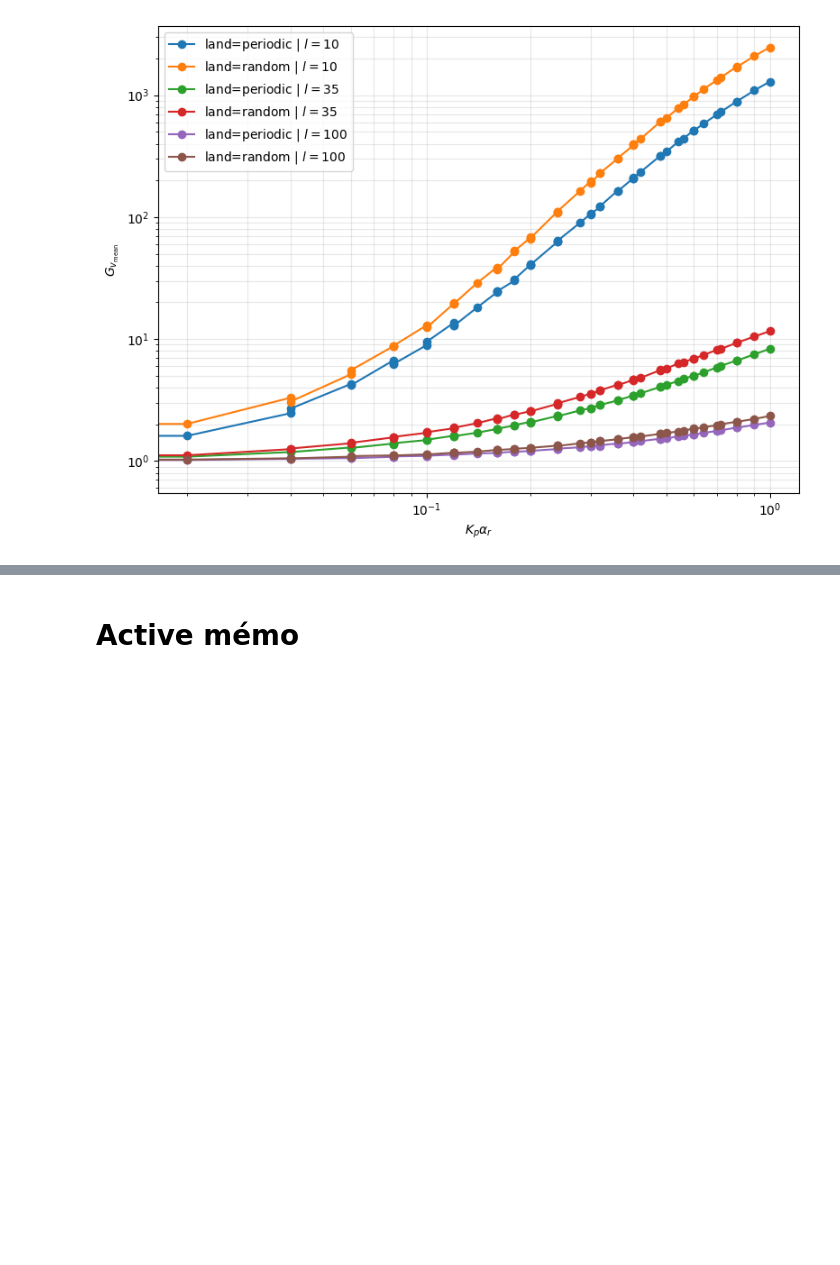
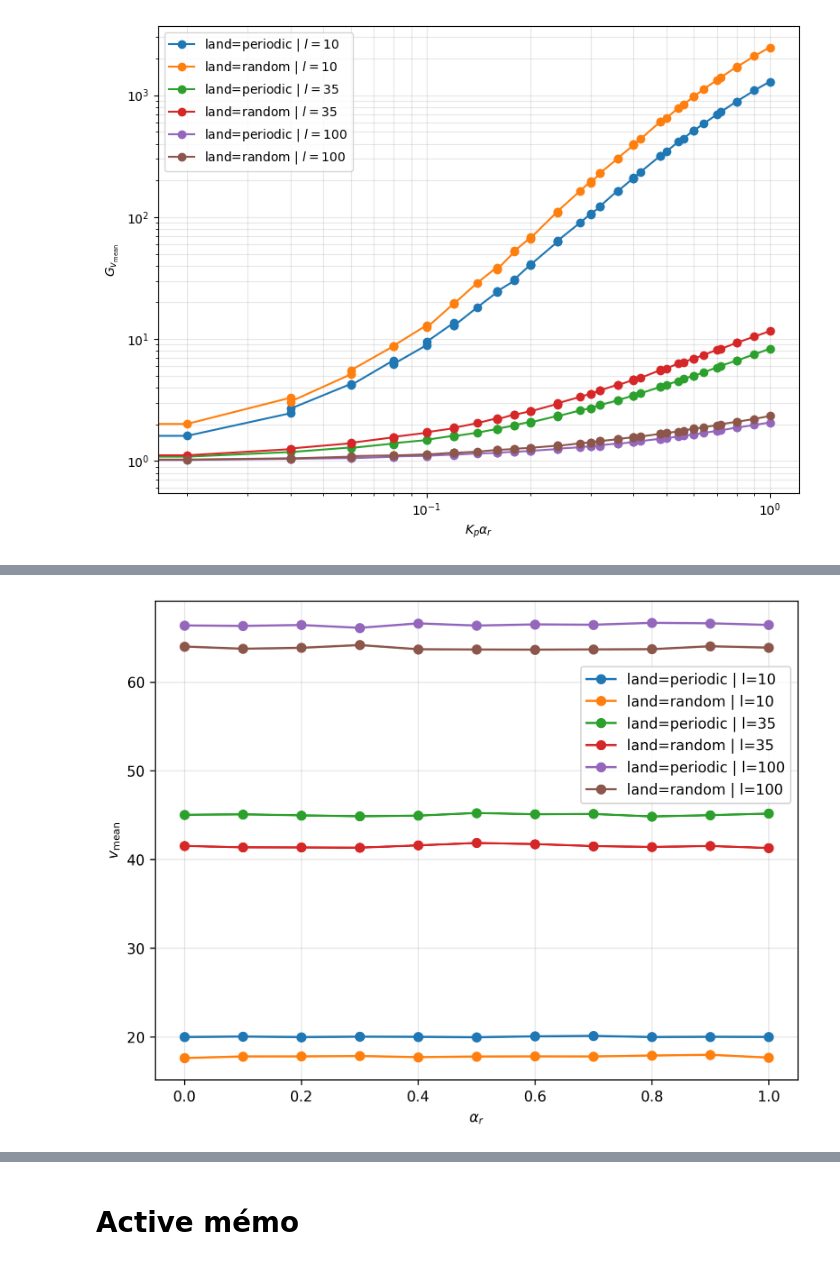
Before and after one commit to npelletbossot/nucleo, a Jupyter notebook: notebooks/work/fact_bis.ipynb, the cells around one changed output, grey strips where cells are left out. Saved outputs shown, nothing was run; the diff lists cells and outputs as text; code cells hidden in the pictures; blank space fills up the shorter version.

```diff
--- a/notebooks/work/fact_bis.ipynb
+++ b/notebooks/work/fact_bis.ipynb
@@ -518,0 +382,17 @@ print(df_actifull)
+# %%
+columns = [
+    'algo', 'fact', 'mode', 'dstr',
+    'land', 's', 'l', 'bpmin',
+    'mu', 'theta', 'alphaf',
+    'alphao', 'beta', 'rcapt', 'rrest', 'alphac', 'alphad',
+    'alphar', 'krel', 'Kp', 'Kz'
+]
+
+for col in columns:
+    print(f"Unique values of {col} : {np.unique(df_actifull[col])}")
+
+landscapes = ["periodic", "random"]
+df_actifull = df_actifull.filter(
+    (pl.col("land").is_in(landscapes))
+)
+print(df_actifull)
@@ -518,0 +417,66 @@ print(df_actifull)
+# %%
+plt.figure(figsize=(8,6), dpi=300)
+
+alphar = 0
+
+ls = np.unique(df_actifull["l"].to_numpy())
+
+for l in ls:
+
+    for land in landscapes :
+
+        df_land = df_actifull.filter(
+            (pl.col("land") == land) &
+            (pl.col("alphar") == alphar) &
+            (pl.col("l") == l) &
+            (pl.col("Kz") == 0)
+        )
+
+        Kp      = df_land["Kp"].to_numpy()
+        v_mean  = df_land["v_mean"].to_numpy()
+
+        plt.plot(Kp, v_mean, label=f"land={land} | l={l}", marker = "o")
+
+# plt.title(rf"$l={l}~|~\alpha_r = {alphar}$")
+plt.xlabel(r"$\alpha_r$")
+plt.ylabel(r"$v_{\mathrm{mean}}$")
+plt.grid(True, alpha=0.30)
+plt.legend(
+    loc="center right",
+    bbox_to_anchor=(1, 0.72)
+)
+plt.show()
+
+
+plt.figure(figsize=(8,6), dpi=300)
+
+Kp = 0
+ls = np.unique(df_actifull["l"].to_numpy())
+
+for l in ls:
+
+    for land in landscapes :
+
+        df_land = df_actifull.filter(
+            (pl.col("land") == land) &
+            (pl.col("Kp") == Kp) &
+            (pl.col("l") == l) &
+            (pl.col("Kz") == 0)
+        )
+
+        alphar  = df_land["alphar"].to_numpy()
+        v_mean  = df_land["v_mean"].to_numpy()
+
+        plt.plot(alphar, v_mean, label=f"land={land} | l={l}", marker = "o")
+
+# plt.title(rf"$l={l}~|~K_p = {Kp}$")
+plt.xlabel(r"$K_p$")
+plt.ylabel(r"$v_{\mathrm{mean}}$")
+plt.grid(True, alpha=0.30)
+plt.legend(
+    loc="center right",
+    bbox_to_anchor=(1, 0.72)
+)
+plt.show()
+# %% [output]
+[figure, added]
```
Also changed, not shown: parts of 14 cells of this notebook, 6 other files.
